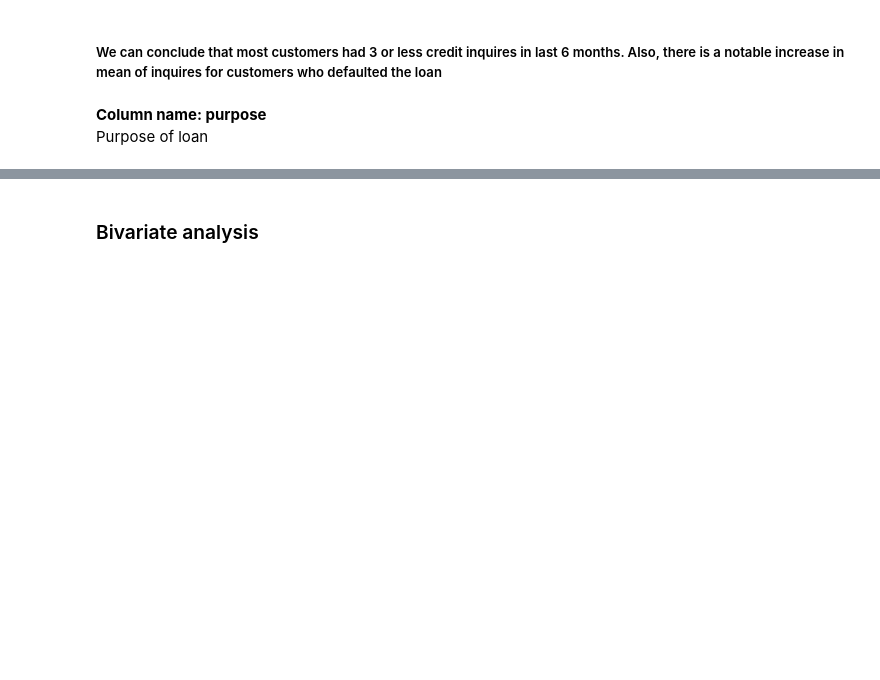
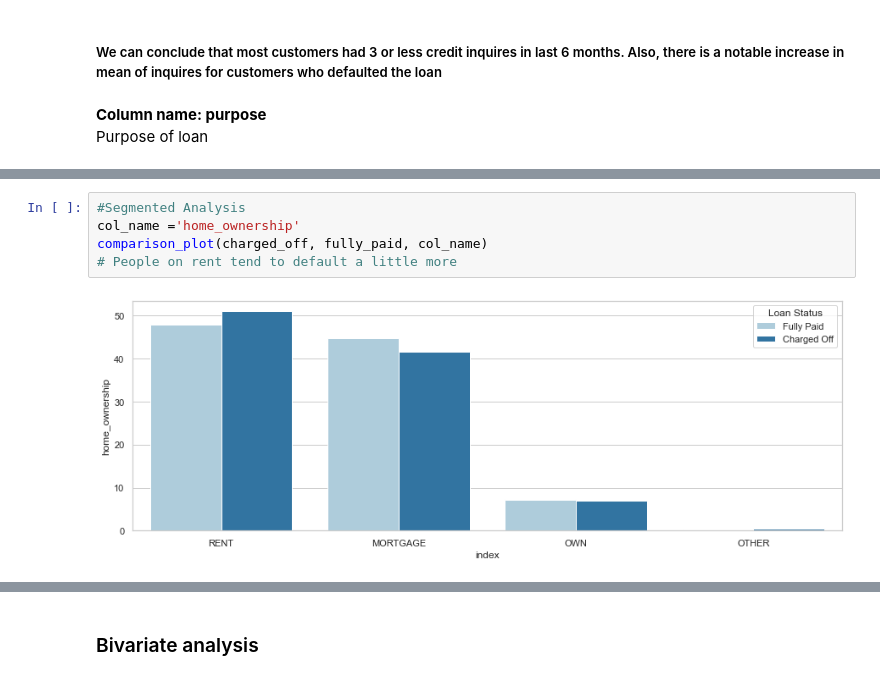
Before and after one commit to Utkarsh4610/LendingClub, a Jupyter notebook: LendingClubCaseStudy.ipynb, the cells around one changed output, grey strips where cells are left out. Saved outputs shown, nothing was run; the diff lists cells and outputs as text; blank space fills up the shorter version.

```diff
--- a/LendingClubCaseStudy.ipynb
+++ b/LendingClubCaseStudy.ipynb
@@ -582,0 +638,7 @@ plt.show()
+# %%
+#Segmented Analysis
+col_name ='home_ownership'
+comparison_plot(charged_off, fully_paid, col_name)
+# People on rent tend to default a little more
+# %% [output]
+[figure, added]
```
Also changed, not shown: parts of 17 cells of this notebook.
